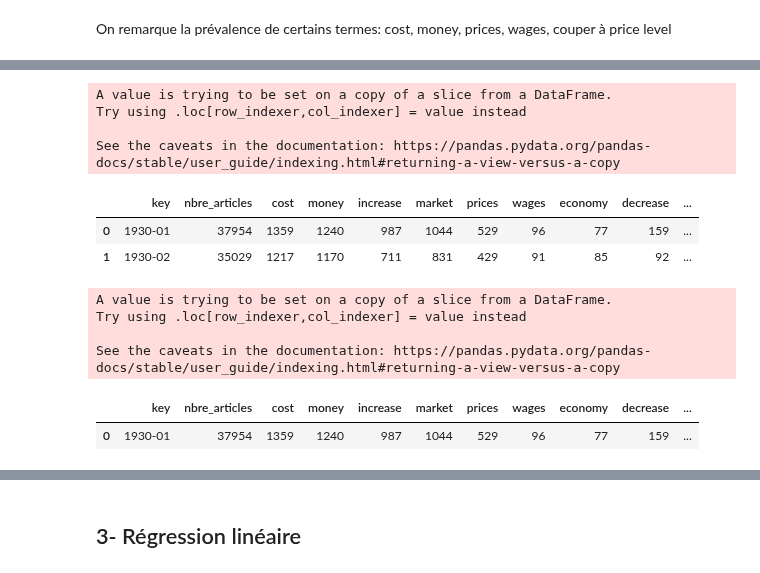
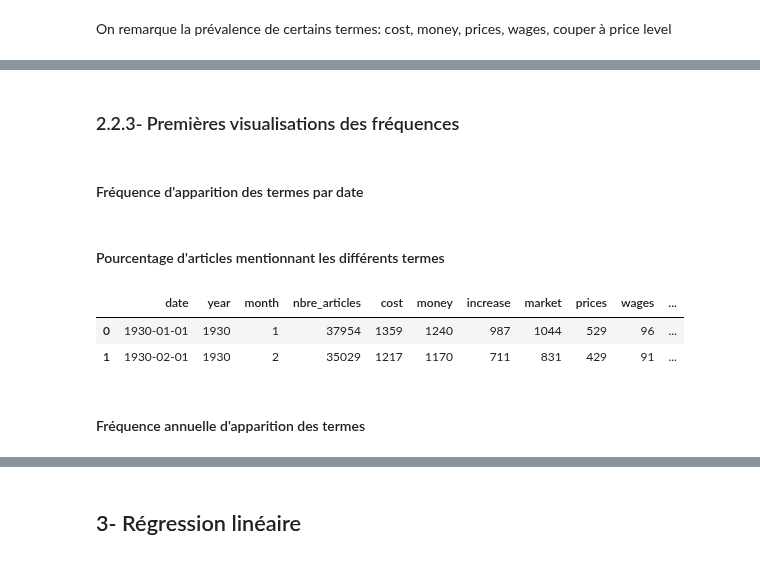
Before and after one commit to Rapamel/ProjetPythonDatascience, a Jupyter notebook: Main_Inflation.ipynb, the cells around one changed output, grey strips where cells are left out. Cells and saved outputs as stored; diff of their text form; code cells hidden in the pictures.

Commit message:
Quasi fin de la première version des stats descriptives, reprendre chi2 et finir régressions

```diff
--- a/Main_Inflation.ipynb
+++ b/Main_Inflation.ipynb
@@ -427,6 +468,8 @@ print(inf_words)
+# %%
+# Listes utiles
+autres = ['date','year', 'month', 'nbre_articles']
 # %%
-pd.set_option('display.max_columns', None)
-desc=freq_tot.describe()
+desc=freq_tot.drop(columns=autres).describe()
 desc_transposed = desc.transpose()
 desc_sorted = desc_transposed.sort_values(by="mean", ascending=False)
 desc_sorted
@@ -571,0 +497,12 @@ graph.show(config={"scrollZoom": True, "displayModeBar": True})
+# %%
+# Listes utiles:
+
+# Liste des termes les plus utilisés dans les articles
+selected=desc_sorted.index[desc_sorted['mean']>11].to_list()
+
+# Liste des colonnes du dataframe réduit
+sub=autres+selected
+
+# Liste des variables numériques
+num=selected+['nbre_articles']
+print(num)
@@ -571,0 +511,4 @@ graph.show(config={"scrollZoom": True, "displayModeBar": True})
+# %%
+# Création d'un dataframe réduit
+freq_sub=freq_tot[sub]
+freq_sub.head()
@@ -571,0 +522,2 @@ graph.show(config={"scrollZoom": True, "displayModeBar": True})
+# %% [markdown]
+### 2.2.3- Premières visualisations des fréquences
@@ -571,0 +539,2 @@ graph.show(config={"scrollZoom": True, "displayModeBar": True})
+# %% [markdown]
+#### Fréquence d'apparition des termes par date
@@ -572,15 +553,13 @@ graph.show(config={"scrollZoom": True, "displayModeBar": True})
+# %% [markdown]
+#### Pourcentage d'articles mentionnant les différents termes
 # %%
-# Créations de ratio
+# Créations des pourcentages
 
-for col in sections:
-    freq_sub[f"{col}_rat"]=(freq_sub[f"{col}"]/freq_sub['nbre_articles'])*100
+for col in selected:
+    freq_sub.loc[:,f"{col}_rat"]=(freq_sub.loc[:,f"{col}"]/freq_sub.loc[:,'nbre_articles'])*100
 
 freq_sub.head(2)
 # %% [output]
-A value is trying to be set on a copy of a slice from a DataFrame.
-Try using .loc[row_indexer,col_indexer] = value instead
-
-See the caveats in the documentation: https://pandas.pydata.org/pandas-docs/stable/user_guide/indexing.html#returning-a-view-versus-a-copy
-|  | key | nbre_articles | cost | money | increase | market | prices | wages | economy | decrease | ... |
-| 0 | 1930-01 | 37954 | 1359 | 1240 | 987 | 1044 | 529 | 96 | 77 | 159 | ... |
-| 1 | 1930-02 | 35029 | 1217 | 1170 | 711 | 831 | 429 | 91 | 85 | 92 | ... |
+|  | date | year | month | nbre_articles | cost | money | increase | market | prices | wages | ... |
+| 0 | 1930-01-01 | 1930 | 1 | 37954 | 1359 | 1240 | 987 | 1044 | 529 | 96 | ... |
+| 1 | 1930-02-01 | 1930 | 2 | 35029 | 1217 | 1170 | 711 | 831 | 429 | 91 | ... |
@@ -610,10 +565,0 @@ graph.show(config={"scrollZoom": True, "displayModeBar": True})
-# %%
-freq_sub['total_ratio'] = freq_sub[sections_rat].sum(axis=1)
-freq_sub.head(1)
-# %% [output]
-A value is trying to be set on a copy of a slice from a DataFrame.
-Try using .loc[row_indexer,col_indexer] = value instead
-
-See the caveats in the documentation: https://pandas.pydata.org/pandas-docs/stable/user_guide/indexing.html#returning-a-view-versus-a-copy
-|  | key | nbre_articles | cost | money | increase | market | prices | wages | economy | decrease | ... |
-| 0 | 1930-01 | 37954 | 1359 | 1240 | 987 | 1044 | 529 | 96 | 77 | 159 | ... |
@@ -619,0 +579,2 @@ See the caveats in the documentation: https://pandas.pydata.org/pandas-docs/stab
+# %% [markdown]
+#### Fréquence annuelle d'apparition des termes
```
Also changed, not shown: parts of 83 cells of this notebook.
